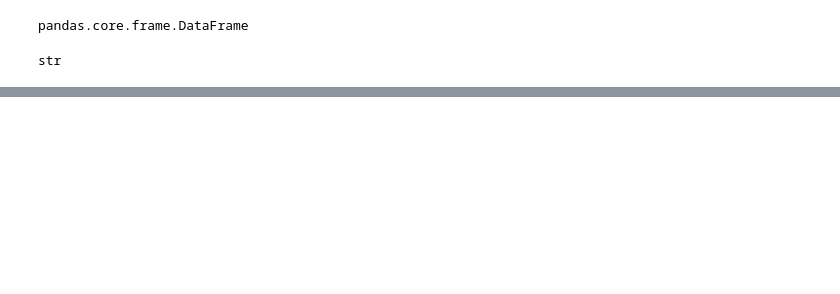
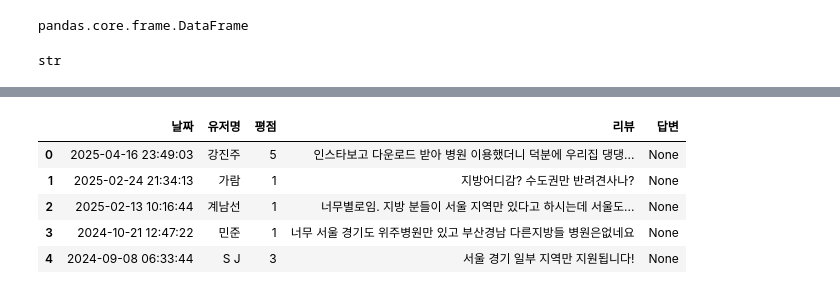
Before and after one commit to akafintech/fintech_service_2nd_aka, a Jupyter notebook: 04data_scraping/10GooflePlay에서_Bamking앱리뷰_수집하기.ipynb, the cells around one changed output, grey strips where cells are left out. Cells and saved outputs as stored; diff of their text form; code cells hidden in the pictures; blank space fills up the shorter version.

```diff
--- a/04data_scraping/10GooflePlay에서_Bamking앱리뷰_수집하기.ipynb
+++ b/04data_scraping/10GooflePlay에서_Bamking앱리뷰_수집하기.ipynb
@@ -146,0 +262,13 @@ driver.get(url)
+# %%
+results_mypetplus = pd.DataFrame(reviews_mypetplus)
+# %%
+df_mypet = results_mypetplus[['at','userName','score','content','replyContent']]
+df_mypet.columns = ['날짜','유저명','평점','리뷰','답변']
+df_mypet.head()
+# %% [output]
+|  | 날짜 | 유저명 | 평점 | 리뷰 | 답변 |
+| 0 | 2025-04-16 23:49:03 | 강진주 | 5 | 인스타보고 다운로드 받아 병원 이용했더니 덕분에 우리집 댕댕... | None |
+| 1 | 2025-02-24 21:34:13 | 가람 | 1 | 지방어디감? 수도권만 반려견사나? | None |
+| 2 | 2025-02-13 10:16:44 | 계남선 | 1 | 너무별로임. 지방 분들이 서울 지역만 있다고 하시는데 서울도... | None |
+| 3 | 2024-10-21 12:47:22 | 민준 | 1 | 너무 서울 경기도 위주병원만 있고 부산경남 다른지방들 병원은없네요 | None |
+| 4 | 2024-09-08 06:33:44 | S J | 3 | 서울 경기 일부 지역만 지원됩니다! | None |
```
Also changed, not shown: parts of 14 cells of this notebook, 3 other files.
